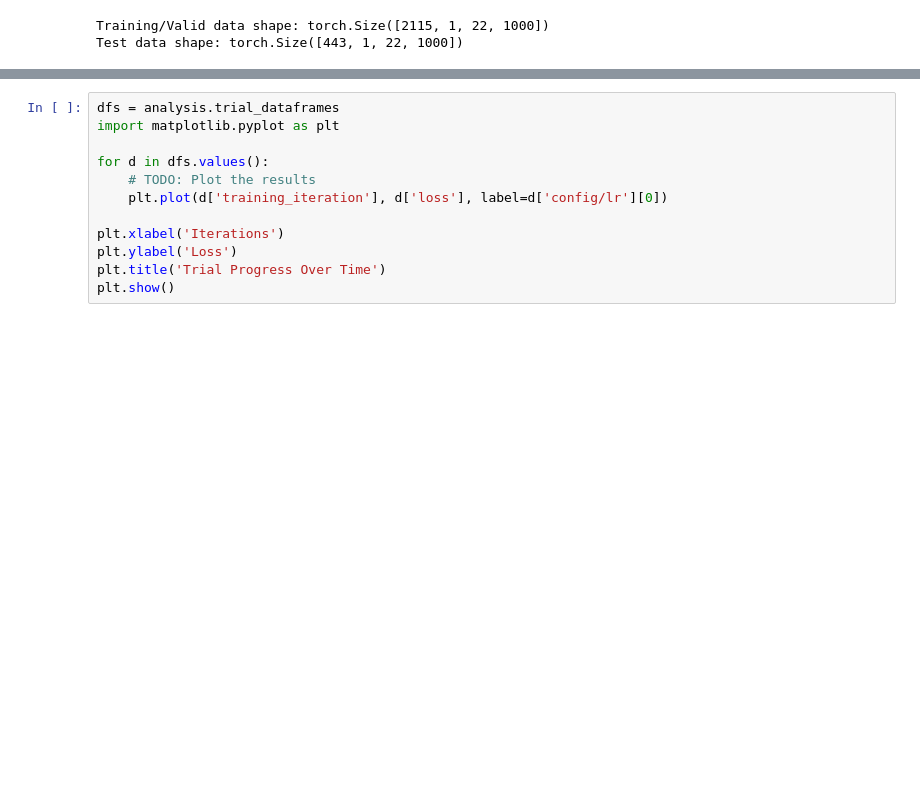
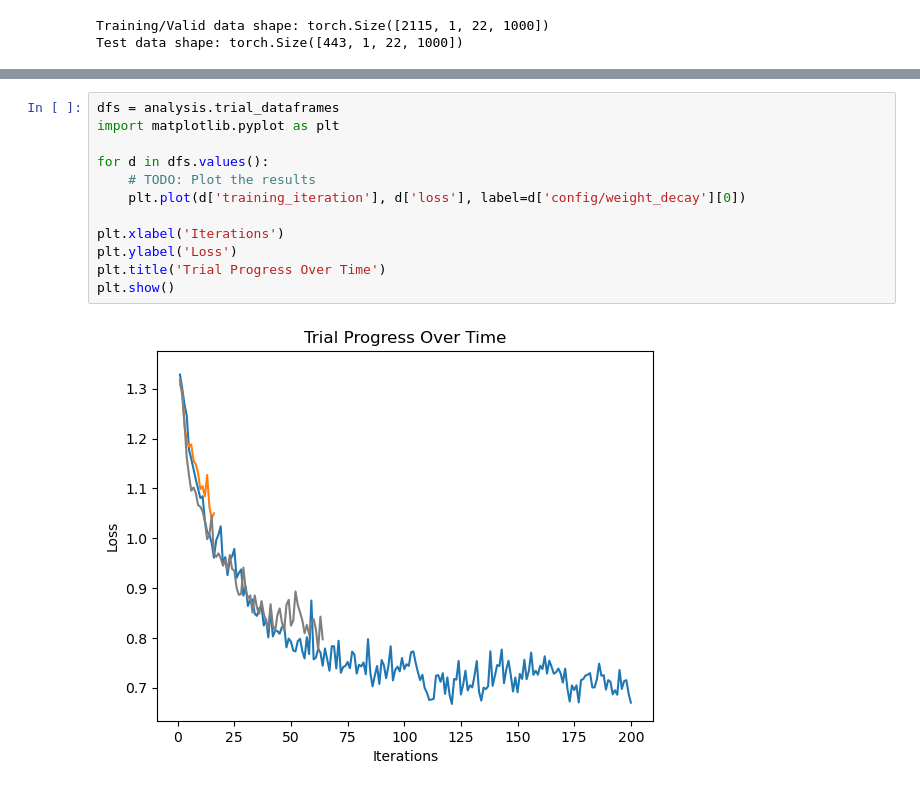
Before and after one commit to Liu-Qiming/ECE247-Group-Project, a Jupyter notebook: main.ipynb, the cells around one changed output, grey strips where cells are left out. Drawn from its saved outputs; the diff is of its cells as text; blank space fills up the shorter version.

```diff
--- a/main.ipynb
+++ b/main.ipynb
@@ -409,12 +307,14 @@ Best hyperparameters found are:  {'lr': 0.003807947176588889, 'weight_decay': 0.
 # %%
 dfs = analysis.trial_dataframes
 import matplotlib.pyplot as plt
 
 for d in dfs.values():
     # TODO: Plot the results
-    plt.plot(d['training_iteration'], d['loss'], label=d['config/lr'][0])
+    plt.plot(d['training_iteration'], d['loss'], label=d['config/weight_decay'][0])
 
 plt.xlabel('Iterations')
 plt.ylabel('Loss')
 plt.title('Trial Progress Over Time')
 plt.show()
+# %% [output]
+[figure, added]
```
Also changed, not shown: parts of 10 cells of this notebook, 2 other files.
